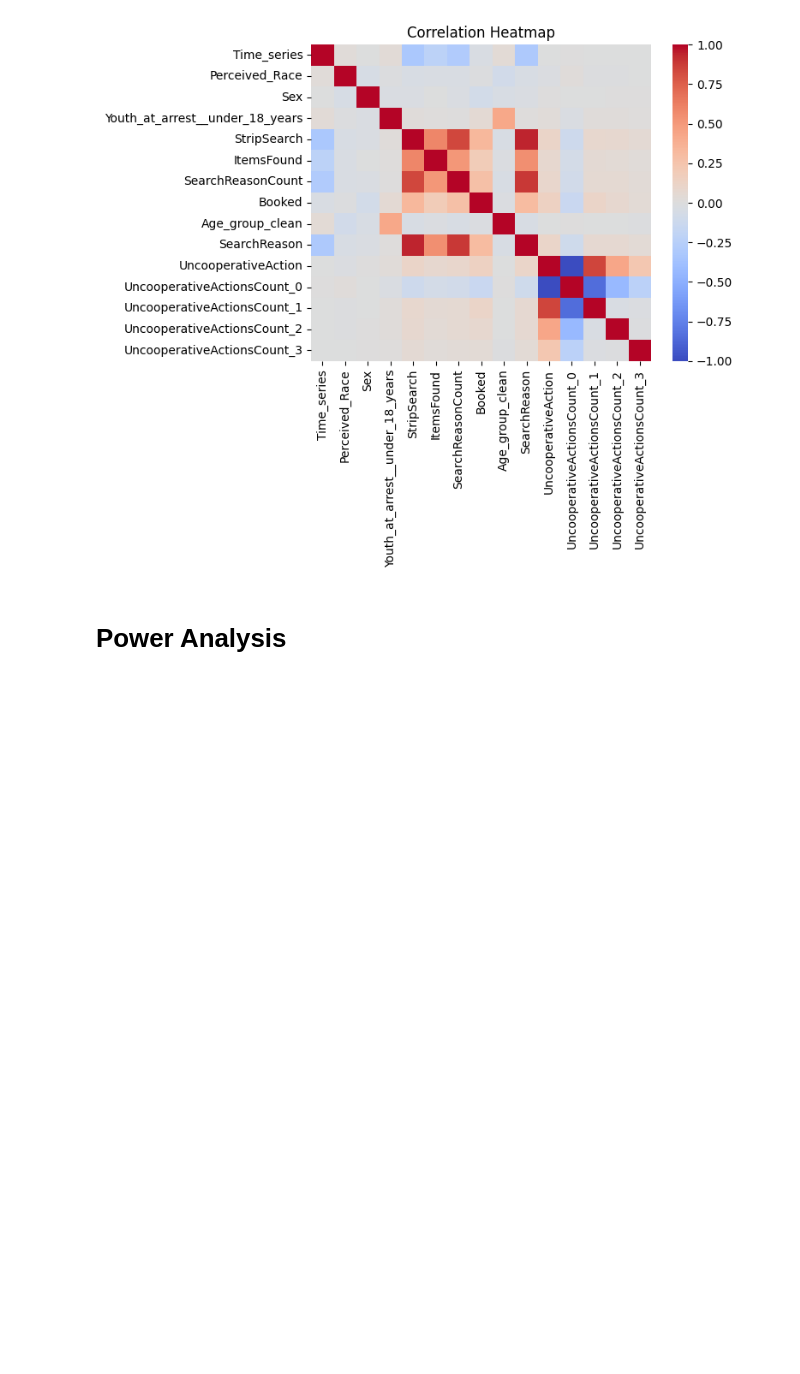
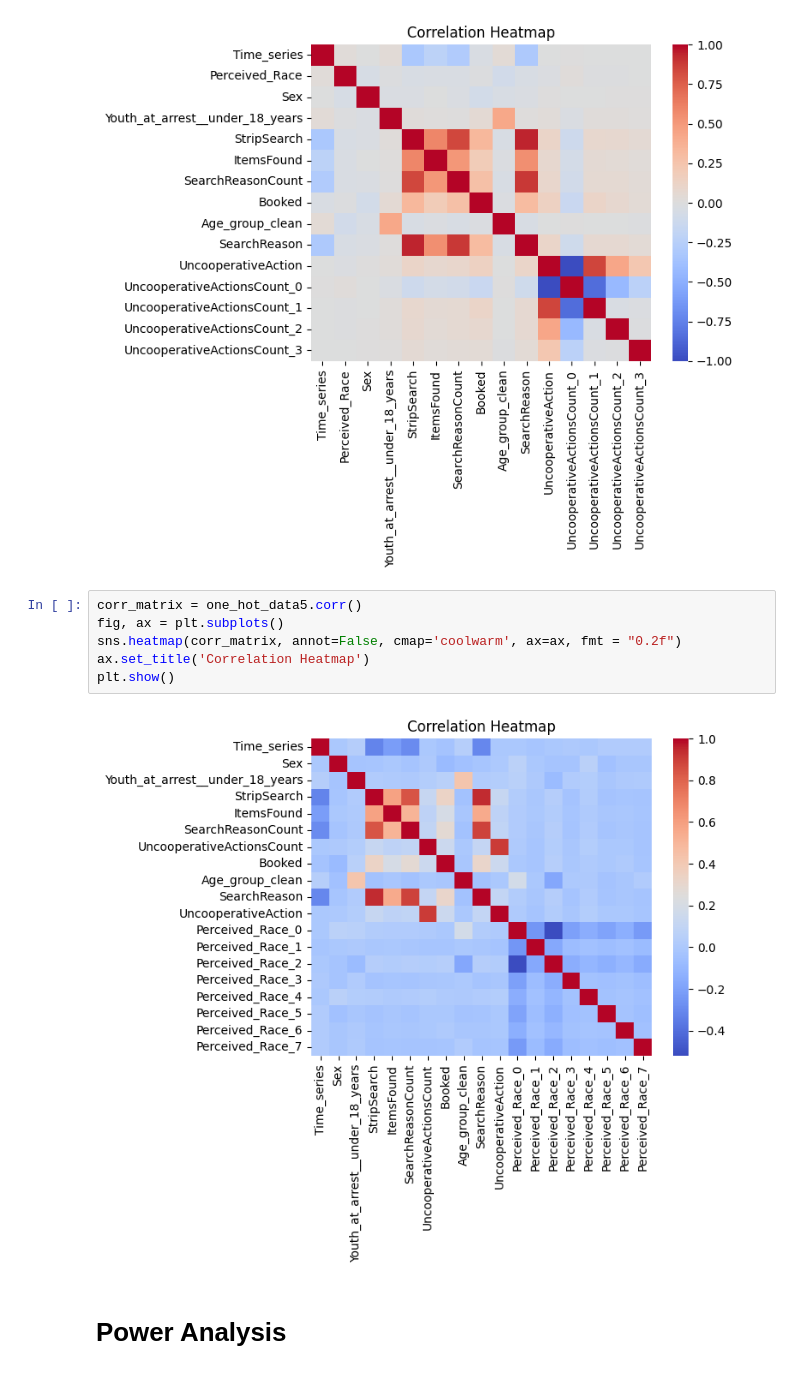
Before and after one commit to cooeoeooc/2178_g38, a Jupyter notebook: group38_code_final.ipynb, the cells around one changed output. Saved outputs shown, nothing was run; the diff lists cells and outputs as text; blank space fills up the shorter version.

```diff
--- a/group38_code_final.ipynb
+++ b/group38_code_final.ipynb
@@ -512,6 +514,14 @@ ax.set_title('Correlation Heatmap')
 plt.show()
 # %% [output]
 [figure]
+# %%
+corr_matrix = one_hot_data5.corr()
+fig, ax = plt.subplots()
+sns.heatmap(corr_matrix, annot=False, cmap='coolwarm', ax=ax, fmt = "0.2f")
+ax.set_title('Correlation Heatmap')
+plt.show()
+# %% [output]
+[figure, added]
 # %% [markdown]
 # Power Analysis
 # %% [markdown]
```
Also changed, not shown: parts of 4 cells of this notebook.
